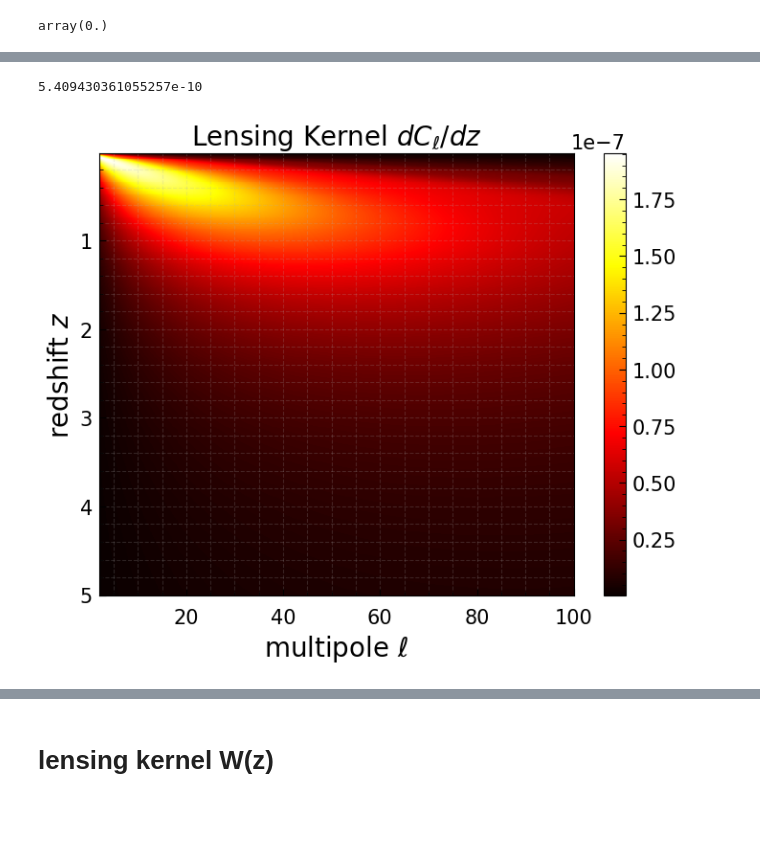
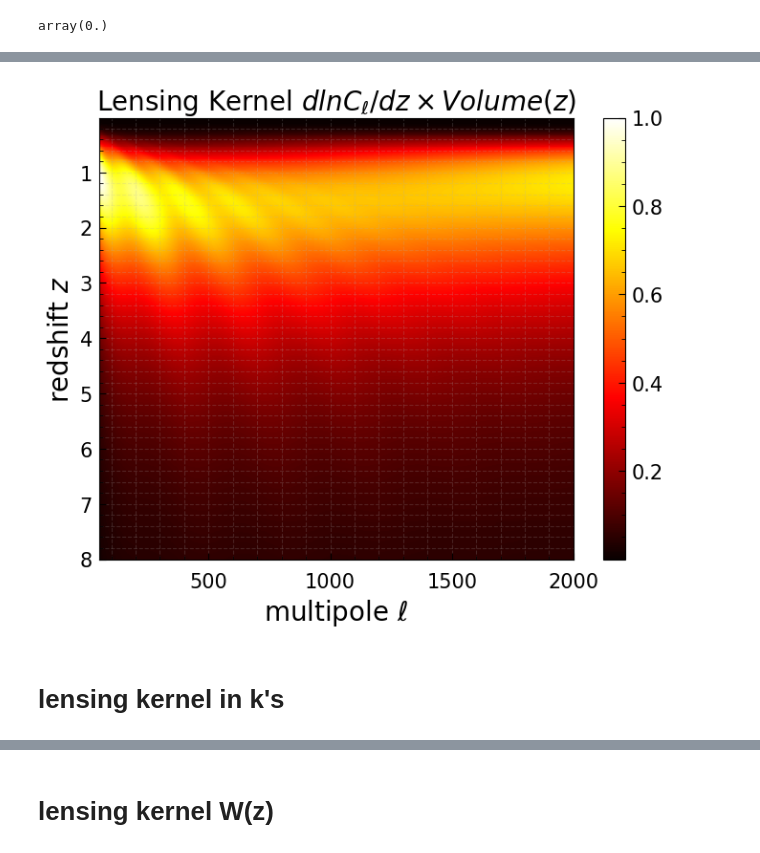
Before and after one commit to CLASS-SZ/notebooks, a Jupyter notebook: class_sz_cmb_lensing_kernel.ipynb, the cells around one changed output, grey strips where cells are left out. Saved outputs shown, nothing was run; the diff lists cells and outputs as text; code cells hidden in the pictures; blank space fills up the shorter version.

```diff
--- a/class_sz_cmb_lensing_kernel.ipynb
+++ b/class_sz_cmb_lensing_kernel.ipynb
@@ -85,0 +547,9 @@ array(0.)
+# %%
+kappa_z = np.zeros(len(z_array_2d))
+for izp,zp in enumerate(z_array_2d):
+    kappa_z[izp] = np.sum(kappa_2dw[izp,:])
+    # kappa_z[izp] = np.sum(kappa_2dw[:,izp])
+
+wz_dataweighted = kappa_z/kappa_z.max()
+plt.plot(z_array_2d,wz_dataweighted)
+plt.title('log')
@@ -85,0 +559,8 @@ array(0.)
+# %%
+kappa_z = np.zeros(len(z_array_2d))
+for izp,zp in enumerate(z_array_2d):
+    kappa_z[izp] = np.sum(kappa_2dw[izp,:])
+    # kappa_z[izp] = np.sum(kappa_2dw[:,izp])
+
+wz_dataweighted = kappa_z/kappa_z.max()
+plt.plot(z_array_2d,wz_dataweighted)
@@ -85,0 +580,16 @@ array(0.)
+# %%
+%%time
+z_array_2d = np.linspace(0.01,8,500)
+l = np.linspace(50,2000,500)
+kappa_2d = np.zeros((500,500))
+izp = 0
+ilq = 0
+for zp in z_array_2d:
+    ilq=0
+    for lm in l:
+        kappa_2d[izp][ilq] = kappa_kernel(lm,zp,use_pklin=1)/np.exp(kappa_cl_interp(np.log(lm))) # we multiply by volume to remove the volume factor
+        # kappa_2d[izp][ilq] = kappa_kernel(lm,zp)*M.get_volume_dVdzdOmega_at_z(zp)/np.exp(class_cl_interp(np.log(lm)))
+        ilq+=1
+    izp+=1
+
+kappa_2d = kappa_2d/kappa_2d.max()
@@ -88,14 +616,17 @@ array(0.)
 # %%
 %%time
-z_array_2d = np.linspace(0.01,5,500)
-l = np.linspace(2,100,500)
+z_array_2d = np.linspace(0.01,8,500)
+l = np.linspace(50,2000,500)
 kappa_2d = np.zeros((500,500))
 izp = 0
 ilq = 0
 for zp in z_array_2d:
     ilq=0
     for lm in l:
-        kappa_2d[izp][ilq] = kappa_kernel(lm,zp)
+        kappa_2d[izp][ilq] = kappa_kernel(lm,zp)*M.get_volume_dVdzdOmega_at_z(zp)/np.exp(kappa_cl_interp(np.log(lm))) # we multiply by volume to remove the volume factor
+        # kappa_2d[izp][ilq] = kappa_kernel(lm,zp)*M.get_volume_dVdzdOmega_at_z(zp)/np.exp(class_cl_interp(np.log(lm)))
         ilq+=1
     izp+=1
+
+kappa_2d = kappa_2d/kappa_2d.max()
 # %% [output]
@@ -104,19 +635,17 @@ Wall time: 2.17 s
-# %%
-kappa_2d.min()
-# %% [output]
-5.409430361055257e-10
 # %%
 import matplotlib.colors as colors
 im = plt.imshow(kappa_2d, cmap='hot', interpolation='nearest',
                 extent = [l[0],l[-1],z_array_2d[-1],z_array_2d[0]],
                 # norm=colors.LogNorm(vmin=kappa_2d.min(), vmax=kappa_2d.max()),
                 aspect='auto')
 cbar = plt.colorbar(im) # adding the colobar on the right
 # cbar.set_label('dy/dzdm',size=18)
 plt.xlabel('multipole $\ell$',size=20)
 plt.ylabel('redshift $z$',size=20)
 # plt.show()
-plt.title('Lensing Kernel $dC_\ell/dz$')
+plt.title(r'Lensing Kernel $dln C_\ell/dz \times Volume(z)$') # volume is c^ch2/H
 plt.savefig('figures/kappa_kernel_heatmap.pdf')
 # %% [output]
-[figure, old version]
+[figure, new version]
+# %% [markdown]
+# lensing kernel in k's
```
Also changed, not shown: parts of 78 cells of this notebook, 6 other files.
